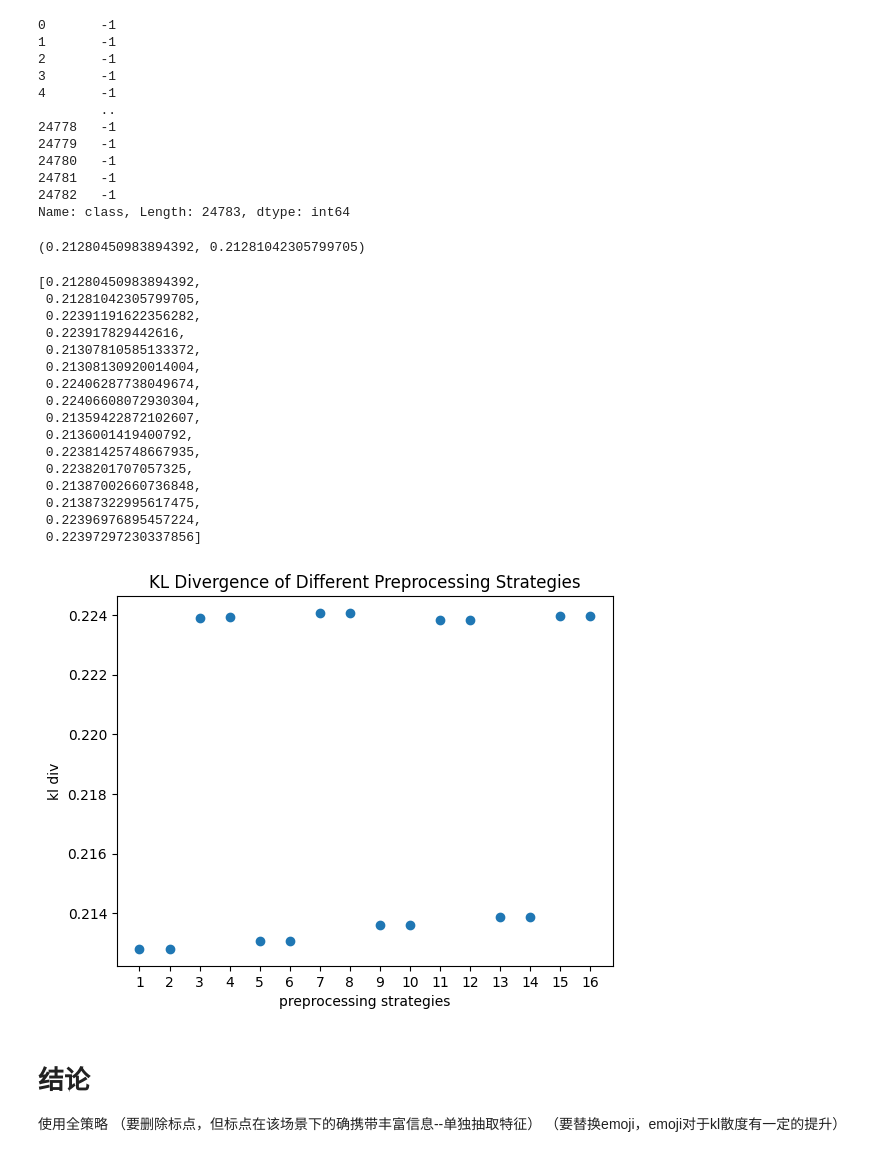
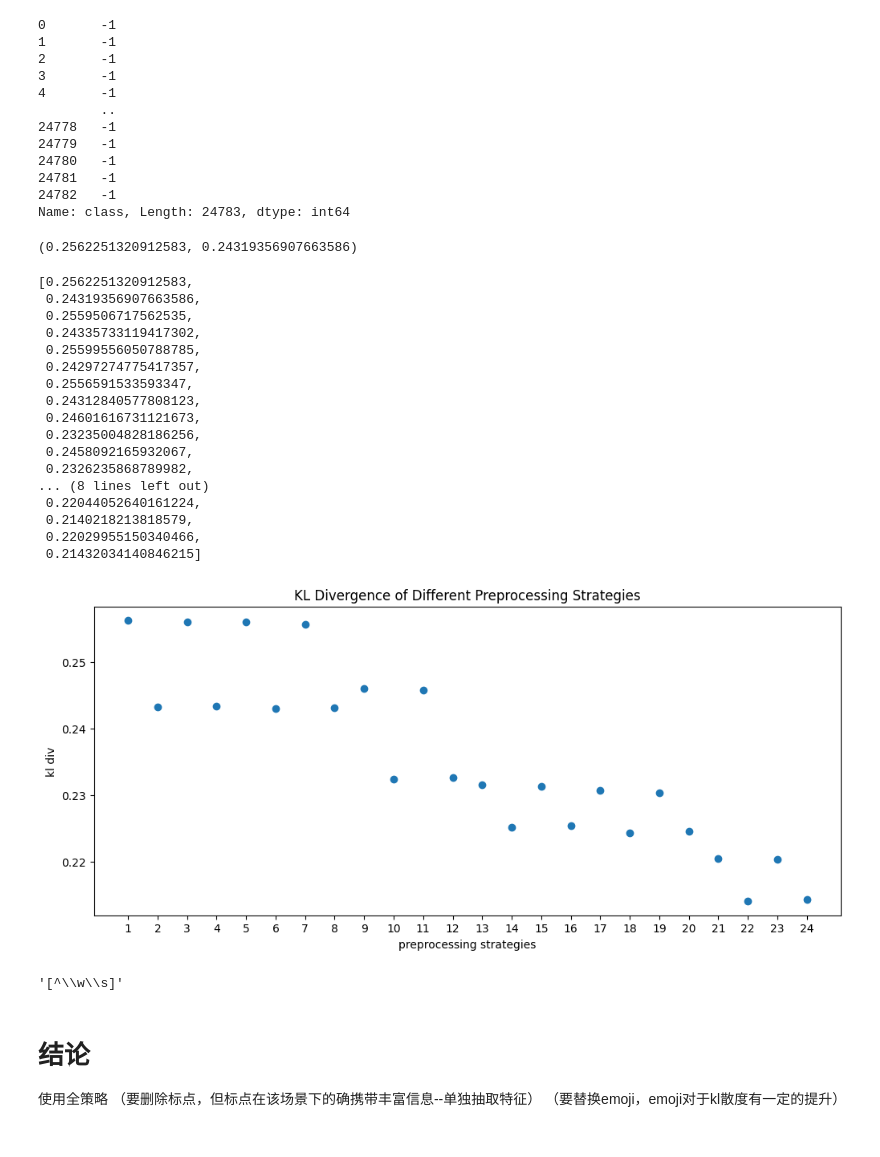
Before and after one commit to uhSuiL/TextMining, a Jupyter notebook: Final/preprocess.ipynb, the cells around one changed output. Saved outputs shown, nothing was run; the diff lists cells and outputs as text; code cells hidden in the pictures.

```diff
--- a/Final/preprocess.ipynb
+++ b/Final/preprocess.ipynb
@@ -38,10 +38,12 @@ data
 text_preprocess = {
 	'replace emoji': [text.replace_emoji, null],
 	'remove retweet symbol': [text.remove_retweet],
+	'remove url': [(text.remove_pattern, text.PATTERN['url'])],
+	'remove punctuation': [(text.remove_pattern, text.PATTERN['slight punc']), null, (text.remove_pattern, text.PATTERN['punc'])],  # ATTENTION: it will remove @ #
 	'to lower': [str.lower, null],
-	'remove punctuation': [(text.remove_pattern, text.PATTERN['punc']), null],  # ATTENTION: it will remove @ #
-	'remove _': [(text.remove_pattern, r'_'), null],
+	'remove _': [(text.replace_pattern, r'_', ' ')],
 	'tokenize': [nltk.tokenize.word_tokenize],
+	'lemmatize': [text.lemmatize, null],
 	'remove stopwords': [(text.remove_stopwords, text.STOP_WORDS + ['amp'])],
 }  # input original text
 
@@ -108,34 +110,40 @@ Name: class, Length: 24783, dtype: int64
 # %%
 kl_div(polar+2, sentiment_scores[0]['compound']+2).mean(), kl_div(polar+2, sentiment_scores[1]['compound']+2).mean()
 # %% [output]
-(0.21280450983894392, 0.21281042305799705)
+(0.2562251320912583, 0.24319356907663586)
 # %%
 kl = [kl_div(polar+2, sentiment_score['compound']+2).mean() for sentiment_score in sentiment_scores]
 kl
 # %% [output]
-[0.21280450983894392,
- 0.21281042305799705,
- 0.22391191622356282,
- 0.223917829442616,
- 0.21307810585133372,
- 0.21308130920014004,
- 0.22406287738049674,
- 0.22406608072930304,
- 0.21359422872102607,
- 0.2136001419400792,
- 0.22381425748667935,
- 0.2238201707057325,
- 0.21387002660736848,
- 0.21387322995617475,
- 0.22396976895457224,
- 0.22397297230337856]
+[0.2562251320912583,
+ 0.24319356907663586,
+ 0.2559506717562535,
+ 0.24335733119417302,
+ 0.25599556050788785,
+ 0.24297274775417357,
+ 0.2556591533593347,
+ 0.24312840577808123,
+ 0.24601616731121673,
+ 0.23235004828186256,
+ 0.2458092165932067,
+ 0.2326235868789982,
+... (8 lines left out)
+ 0.22044052640161224,
+ 0.2140218213818579,
+ 0.22029955150340466,
+ 0.21432034140846215]
 # %%
 title = "KL Divergence of Different Preprocessing Strategies"
+plt.figure(figsize=(12, 5))
 plt.title(title)
 plt.ylabel("kl div")
 plt.xlabel("preprocessing strategies")
 plt.xticks(ticks=range(len(kl)), labels=range(1, 1+len(kl)))
 plt.scatter(range(len(kl)), kl)
 plt.savefig(output + f'/img/{title}.svg')
 # %% [output]
-[figure, old version]
+[figure, new version]
+# %%
+text.PATTERN['punc']
+# %% [output]
+'[^\\w\\s]'
```
Also changed, not shown: parts of 3 cells of this notebook, 30 other files.
